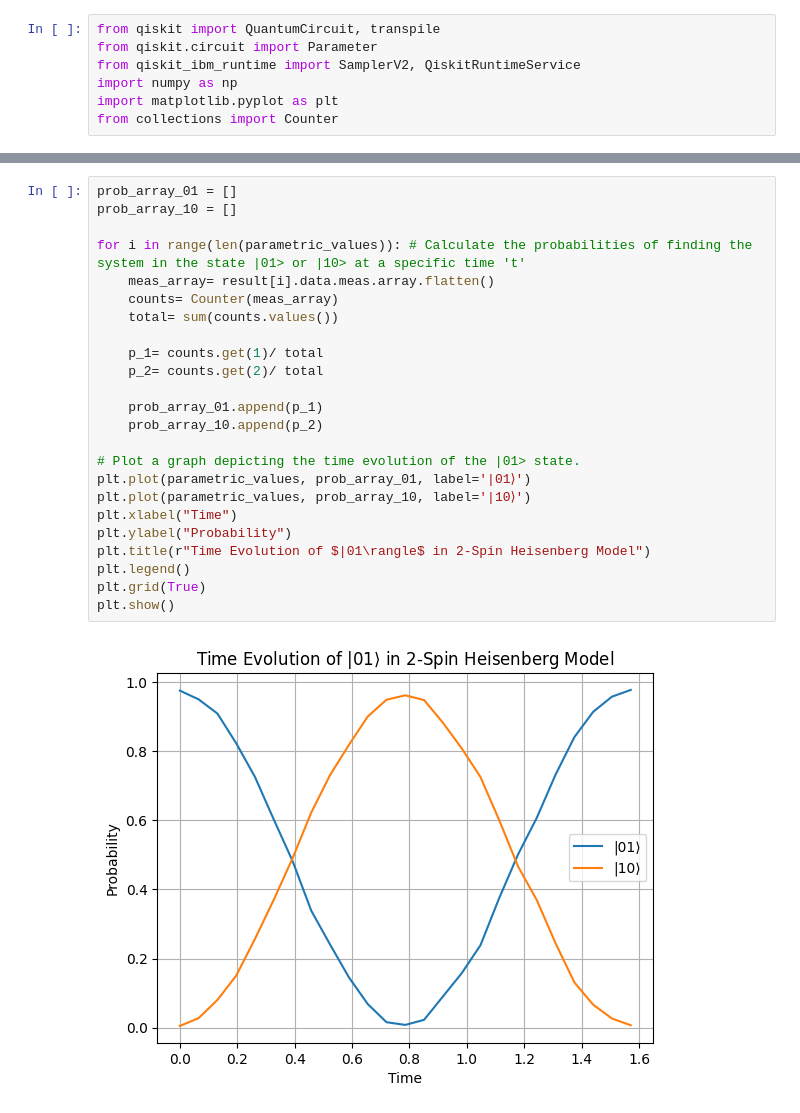
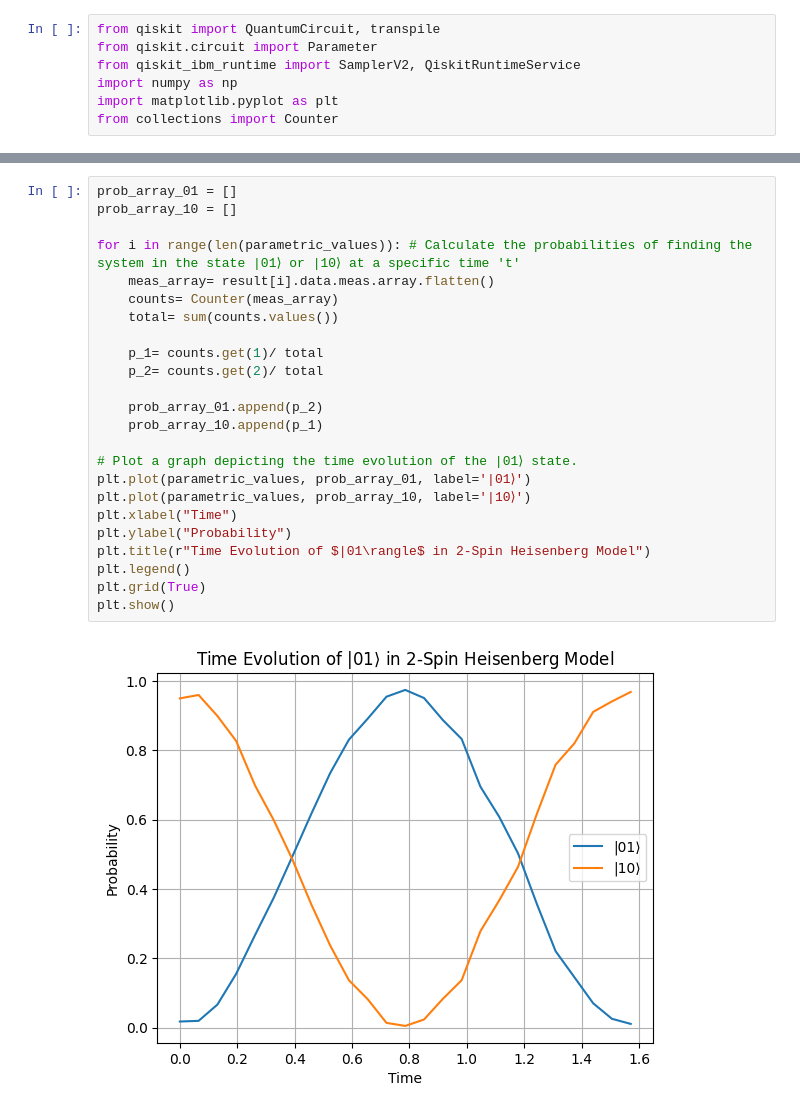
Before and after one commit to pclubiitk/Qubit-Flow-25, a Jupyter notebook: 240149_Antriksh/Assignment- 2/2- Spin Heisenberg Model.ipynb, the cells around one changed output, grey strips where cells are left out. Saved outputs shown, nothing was run; the diff lists cells and outputs as text.

```diff
--- a/240149_Antriksh/Assignment- 2/2- Spin Heisenberg Model.ipynb
+++ b/240149_Antriksh/Assignment- 2/2- Spin Heisenberg Model.ipynb
@@ -34,26 +34,26 @@ result= job.result()
 # %%
 prob_array_01 = []
 prob_array_10 = []
 
-for i in range(len(parametric_values)): # Calculate the probabilities of finding the system in the state |01> or |10> at a specific time 't'
+for i in range(len(parametric_values)): # Calculate the probabilities of finding the system in the state |01⟩ or |10⟩ at a specific time 't'
     meas_array= result[i].data.meas.array.flatten()
     counts= Counter(meas_array)
     total= sum(counts.values())
 
     p_1= counts.get(1)/ total
     p_2= counts.get(2)/ total
 
-    prob_array_01.append(p_1)
-    prob_array_10.append(p_2)
+    prob_array_01.append(p_2)
+    prob_array_10.append(p_1)
 
-# Plot a graph depicting the time evolution of the |01> state.
+# Plot a graph depicting the time evolution of the |01⟩ state.
 plt.plot(parametric_values, prob_array_01, label='|01⟩')
 plt.plot(parametric_values, prob_array_10, label='|10⟩')
 plt.xlabel("Time")
 plt.ylabel("Probability")
 plt.title(r"Time Evolution of $|01\rangle$ in 2-Spin Heisenberg Model")
 plt.legend()
 plt.grid(True)
 plt.show()
 # %% [output]
-[figure, old version]
+[figure, new version]
```
Also changed, not shown: parts of 1 cell of this notebook, 4 other files.
